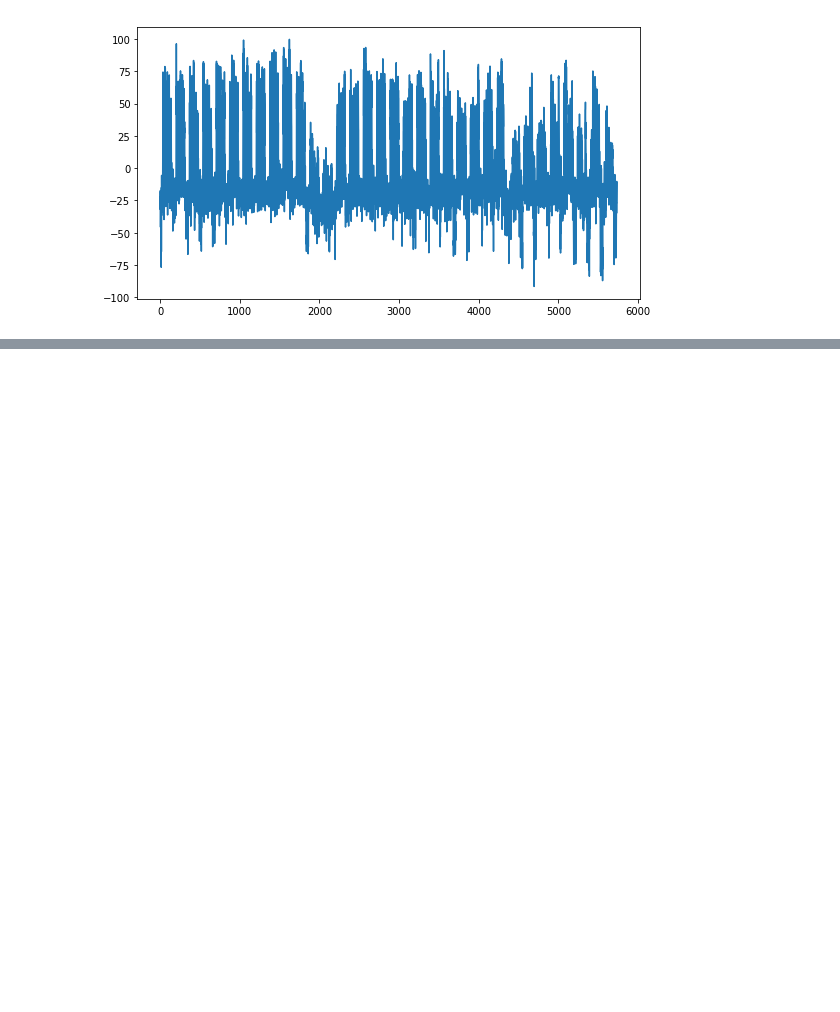
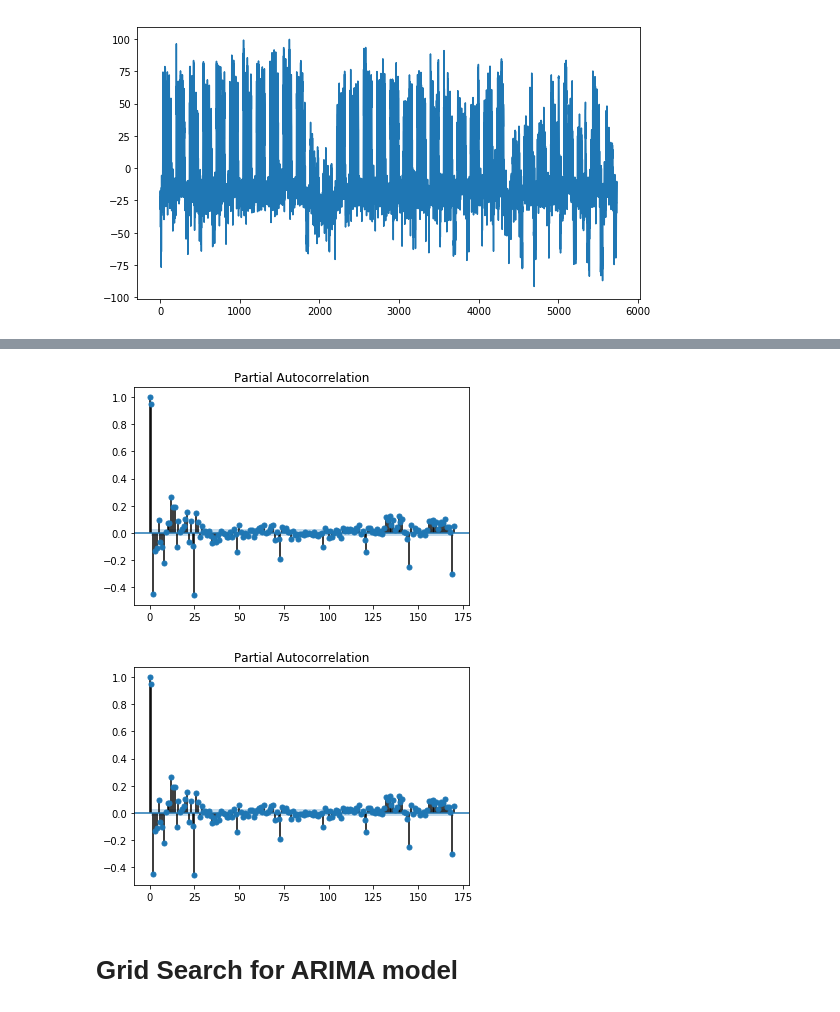
Before and after one commit to joelmfonseca/COM-503, a Jupyter notebook: hw4/hw4.ipynb, the cells around one changed output, grey strips where cells are left out. Saved outputs shown, nothing was run; the diff lists cells and outputs as text; code cells hidden in the pictures; blank space fills up the shorter version.

```diff
--- a/hw4/hw4.ipynb
+++ b/hw4/hw4.ipynb
@@ -154,0 +170,7 @@ plt.plot(model_fit.resid)
+# %%
+plot_pacf(train, lags=170)
+# %% [output]
+[figure, added]
+[figure, added]
+# %% [markdown]
+# Grid Search for ARIMA model
```
Also changed, not shown: parts of 18 cells of this notebook.
